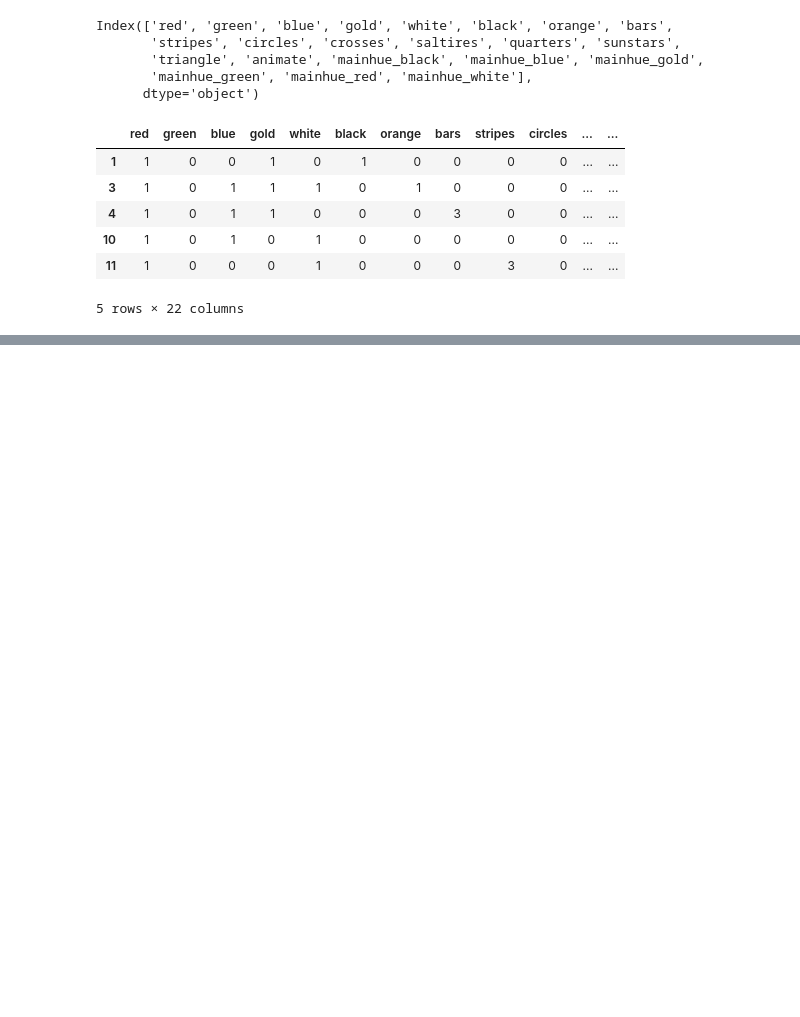
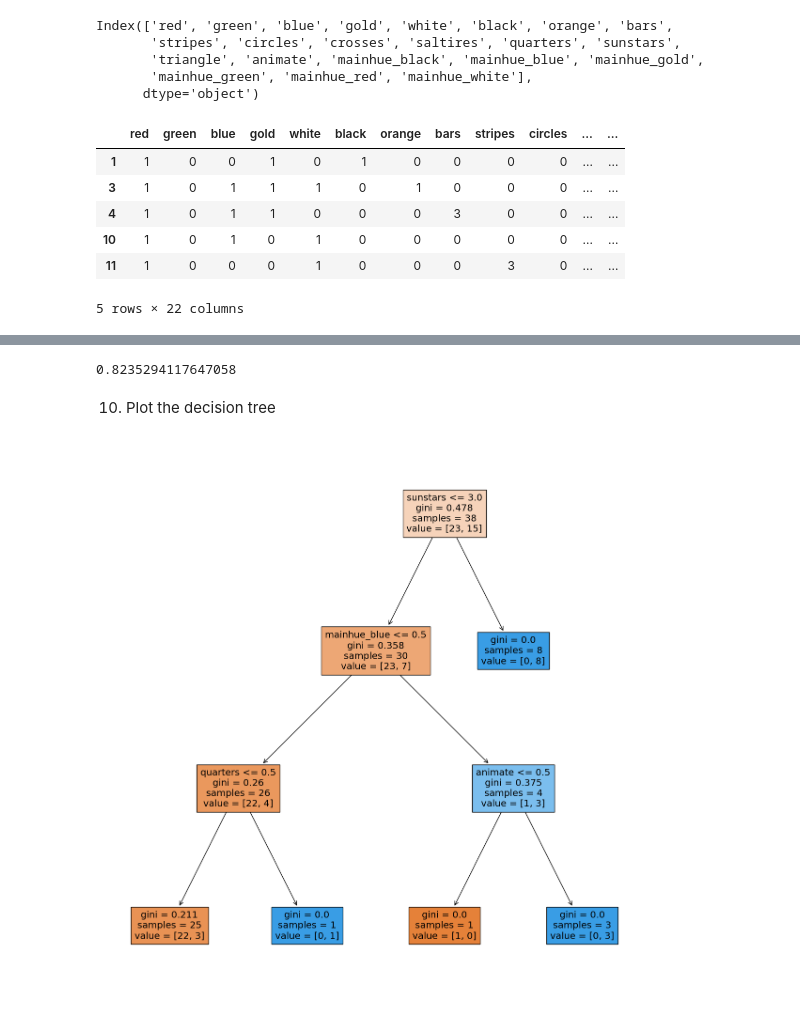
Before and after one commit to cacaprog/learning-projects, a Jupyter notebook: flags-decision-trees/flags.ipynb, the cells around one changed output, grey strips where cells are left out. Cells and saved outputs as stored; diff of their text form; code cells hidden in the pictures; blank space fills up the shorter version.

```diff
--- a/flags-decision-trees/flags.ipynb
+++ b/flags-decision-trees/flags.ipynb
@@ -158,0 +210,16 @@ data.head()
+# %%
+dt = DecisionTreeClassifier(max_depth = 3)
+dt.fit(X_train, y_train)
+y_pred = dt.predict(X_test)
+accuracy_score(y_test, y_pred)
+# %% [output]
+0.8235294117647058
+# %% [markdown]
+10. Plot the decision tree
+# %%
+plt.figure(figsize=(12, 12))
+tree.plot_tree(dt, feature_names = X_train.columns, filled=True, label='all')
+plt.tight_layout()
+plt.show()
+# %% [output]
+[figure, added]
```
Also changed, not shown: parts of 11 cells of this notebook, 1 other file.
